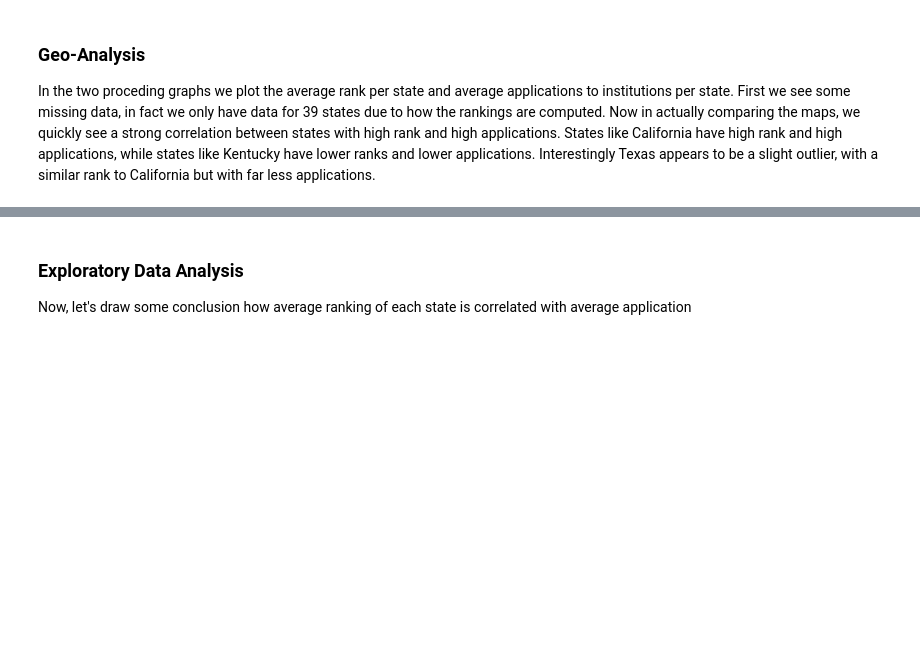
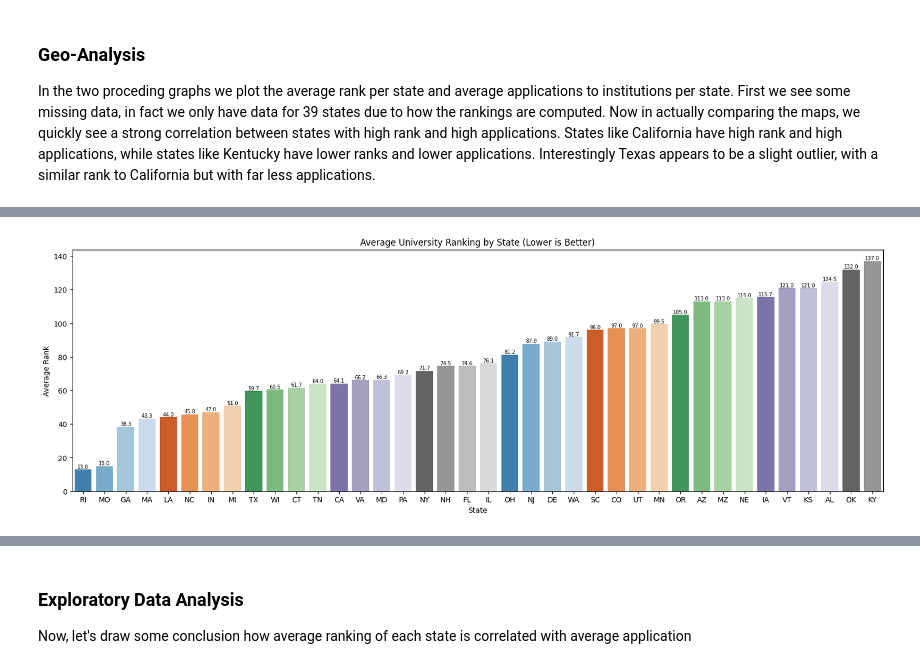
Before and after one commit to hamzahmansuri/university-admissions-analysis, a Jupyter notebook: EDACheckpoint_Group059_SP25.ipynb, the cells around one changed output, grey strips where cells are left out. Cells and saved outputs as stored; diff of their text form; code cells hidden in the pictures; blank space fills up the shorter version.

```diff
--- a/EDACheckpoint_Group059_SP25.ipynb
+++ b/EDACheckpoint_Group059_SP25.ipynb
@@ -368,0 +398,20 @@ In the two proceding graphs we plot the average rank per state and average appli
+# %%
+avg_ranks = ranks.sort_values('Rank') # Sorts the ranks from highest (e.g. #13) to lowest (e.g. #137)
+
+plt.figure(figsize=(20, 6)) # Sets the figure at certain size to prevent labels from clipping each other
+rankbar = sns.barplot(data=avg_ranks, # Creates a barplot using the average rank per state data
+            x='State',
+            y='Rank',
+            hue='State',
+            palette='tab20c' # Changes the color of the graph
+            )
+plt.title('Average University Ranking by State (Lower is Better)')
+plt.xlabel('State')
+plt.ylabel('Average Rank')
+
+for i in rankbar.containers:
+    rankbar.bar_label(i,fmt='%.1f', fontsize=7) # Adds label above bar, showing 1 decimal place
+
+plt.show()
+# %% [output]
+[figure, added]
```
Also changed, not shown: parts of 4 cells of this notebook.
